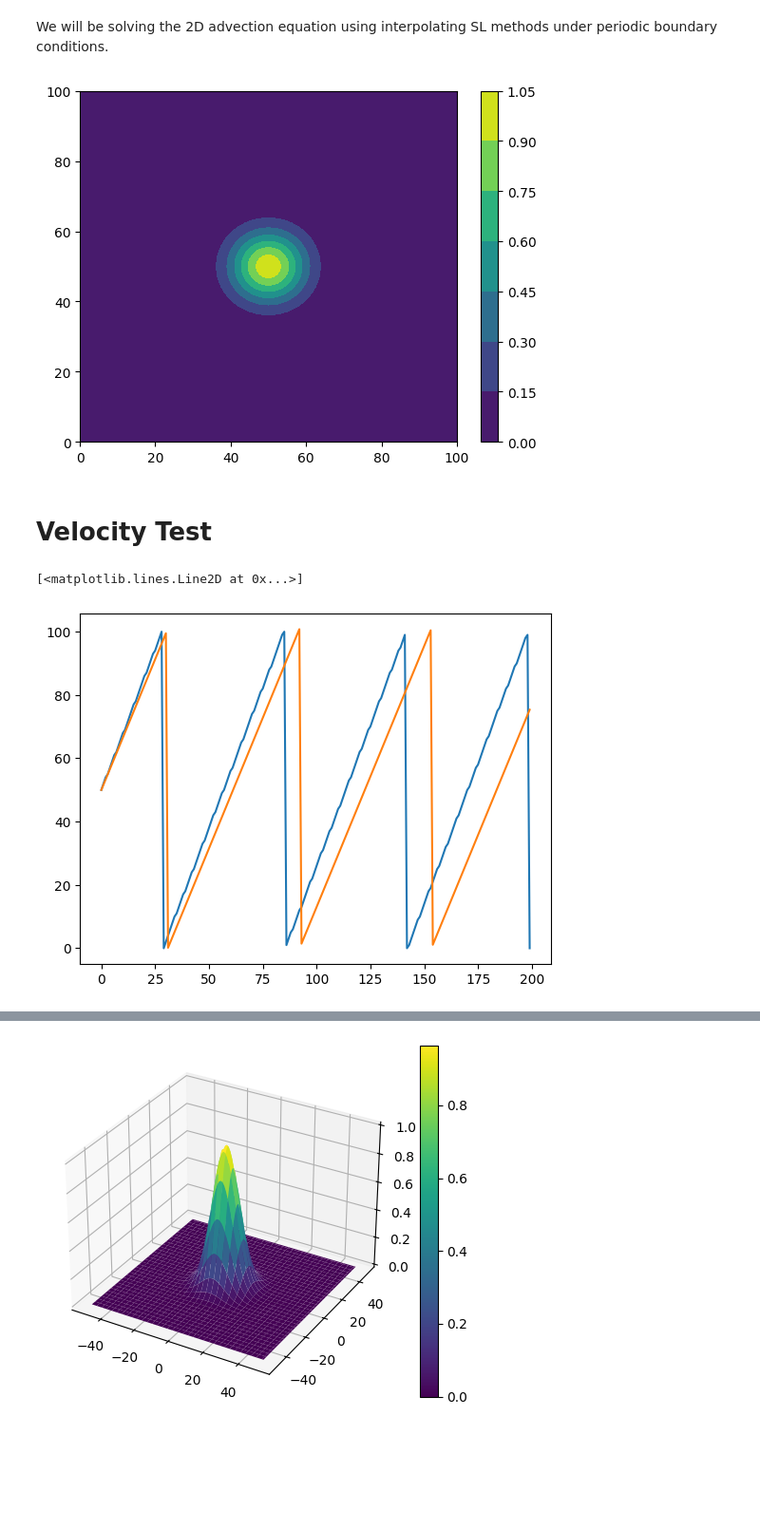
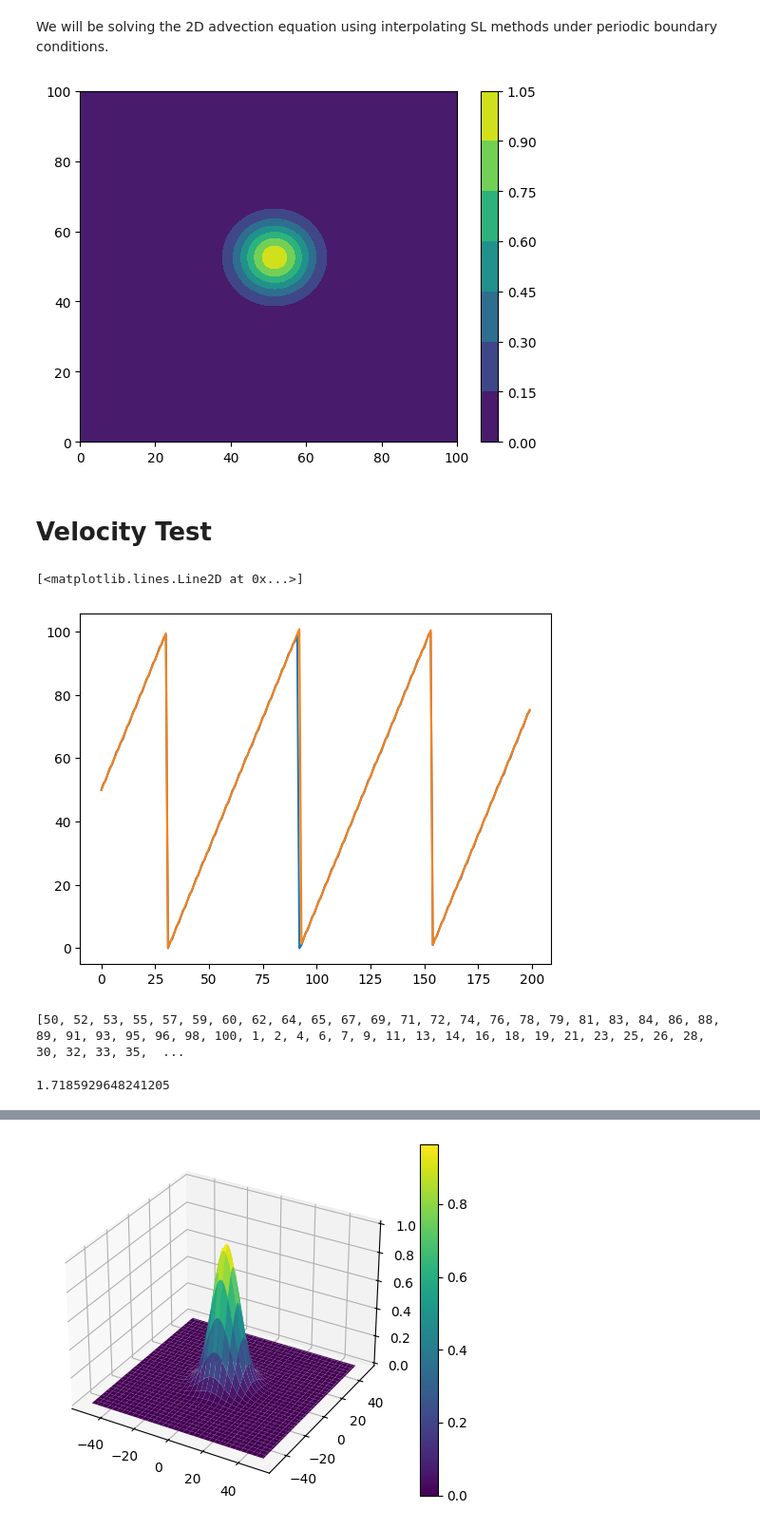
Before and after one commit to atharvanmahajan/Plasma-Physics-Internship, a Jupyter notebook: 2d_interp_advec.ipynb, the cells around one changed output, grey strips where cells are left out. Shown at 95% size. Drawn from its saved outputs; the diff is of its cells as text; code cells hidden in the pictures; blank space fills up the shorter version.

```diff
--- a/2d_interp_advec.ipynb
+++ b/2d_interp_advec.ipynb
@@ -9,24 +9,24 @@ We will be solving the 2D advection equation using interpolating SL methods unde
 N = 101 # Number of grid points in each direction
 v = [1.65, 2.56] # Velocity in x and y directions
 dt = 1 # Time step size
-T = 200 # Number of timesteps
+T = 1000 # Number of timesteps
 # %%
 # grid to store states for each timestep
 grid = np.zeros((T, N, N))
 # %%
 # initial condtions
 x = np.linspace(-(N-1)//2, (N-1)//2, N)
 y = np.linspace(-(N-1)//2, (N-1)//2, N)
 x_grid, y_grid = np.meshgrid(x, y)
 
 grid[0, :, :] = np.exp(-((x_grid/10)**2 + (y_grid/10)**2))
 grid[1, :, :] = np.exp(-(((x_grid-v[0]*dt)/10)**2 + ((y_grid-v[1]*dt)/10)**2))
 
-cp = plt.contourf(grid[0, :, :])
+cp = plt.contourf(grid[1, :, :])
 plt.colorbar(cp)
 plt.show()
 # %% [output]
-[figure, old version]
+[figure, new version]
 # %%
 # Starting point problem solver, gives us the value of x backtracing for dt timesteps, aka alpha
 def starting_point(v, dt):
@@ -65,7 +75,16 @@ plt.plot(time, x_centre)
 plt.plot(time, (50 + v[0]*time)%N)
 # %% [output]
 [<matplotlib.lines.Line2D at 0x...>]
-[figure, old version]
+[figure, new version]
+# %%
+print(x_centre)
+# %% [output]
+[50, 52, 53, 55, 57, 59, 60, 62, 64, 65, 67, 69, 71, 72, 74, 76, 78, 79, 81, 83, 84, 86, 88, 89, 91, 93, 95, 96, 98, 100, 1, 2, 4, 6, 7, 9, 11, 13, 14, 16, 18, 19, 21, 23, 25, 26, 28, 30, 32, 33, 35,  ...
+# %%
+sim_v_x = (x_centre[-1] + 101*3 - x_centre[0])/(len(grid) - 1)
+print(sim_v_x)
+# %% [output]
+1.7185929648241205
 # %%
 # y coordinate check
 time = np.array([t for t in range(len(grid))])
```
Also changed, not shown: parts of 3 cells of this notebook, 6 other files.
